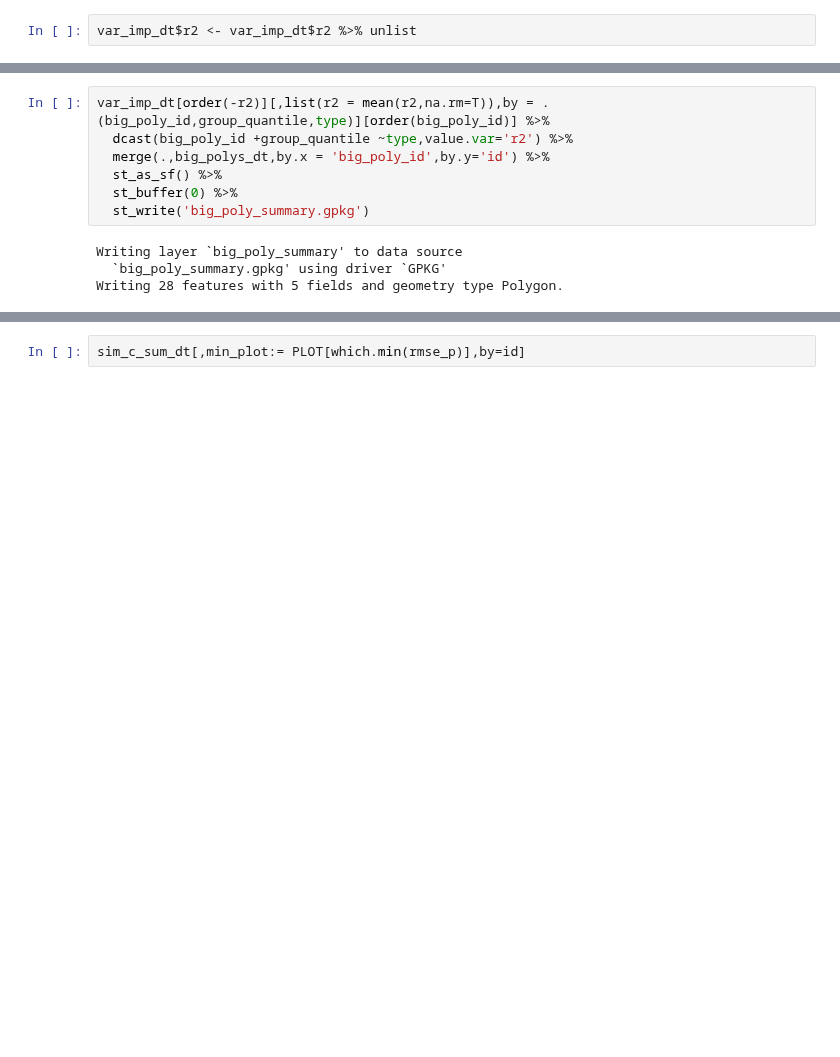
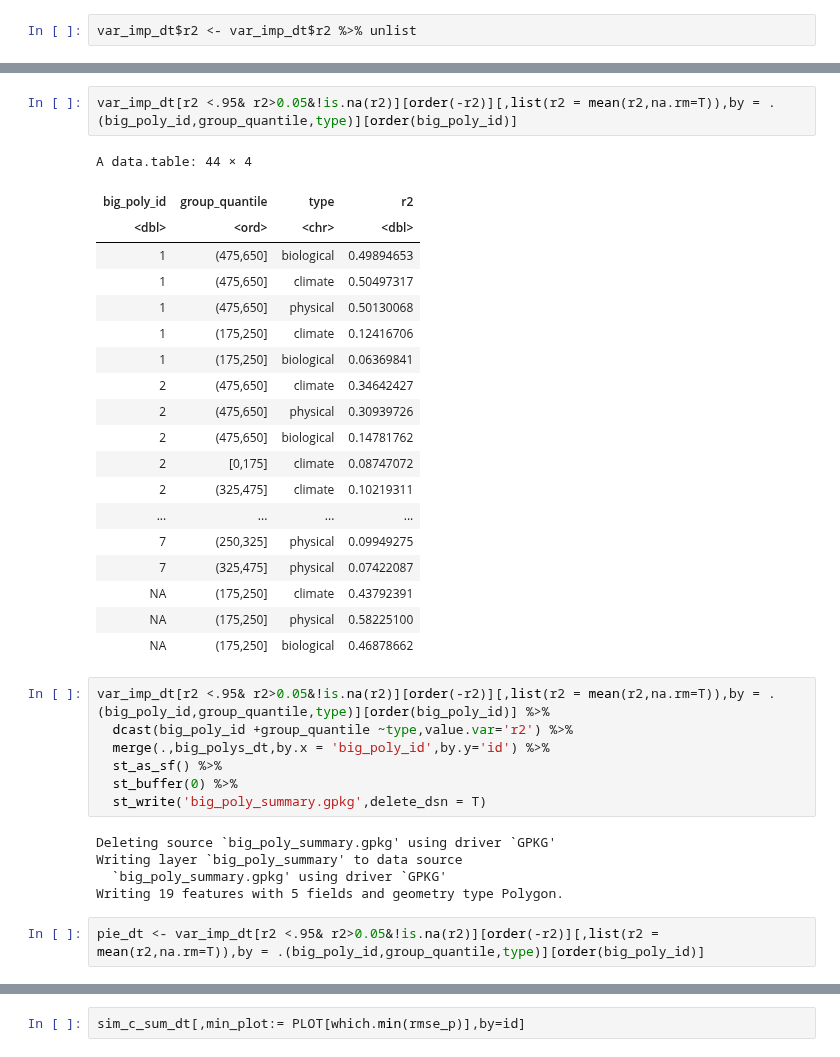
Before and after one commit to seismosmsr/hawaii_soils, a Jupyter notebook: Hawaii_Soils_Analysis.ipynb, the cells around one changed output, grey strips where cells are left out. Cells and saved outputs as stored; diff of their text form; blank space fills up the shorter version.

```diff
--- a/Hawaii_Soils_Analysis.ipynb
+++ b/Hawaii_Soils_Analysis.ipynb
@@ -490,11 +543,36 @@ A data.table: 7 × 2
+# %%
+var_imp_dt[r2 <.95& r2>0.05&!is.na(r2)][order(-r2)][,list(r2 = mean(r2,na.rm=T)),by = .(big_poly_id,group_quantile,type)][order(big_poly_id)]
+# %% [output]
+A data.table: 44 × 4
+| big_poly_id | group_quantile | type | r2 |
+| <dbl> | <ord> | <chr> | <dbl> |
+| 1 | (475,650] | biological | 0.49894653 |
+| 1 | (475,650] | climate | 0.50497317 |
+| 1 | (475,650] | physical | 0.50130068 |
+| 1 | (175,250] | climate | 0.12416706 |
+| 1 | (175,250] | biological | 0.06369841 |
+| 2 | (475,650] | climate | 0.34642427 |
+| 2 | (475,650] | physical | 0.30939726 |
+| 2 | (475,650] | biological | 0.14781762 |
+| 2 | [0,175] | climate | 0.08747072 |
+| 2 | (325,475] | climate | 0.10219311 |
+| ... | ... | ... | ... |
+| 7 | (250,325] | physical | 0.09949275 |
+| 7 | (325,475] | physical | 0.07422087 |
+| NA | (175,250] | climate | 0.43792391 |
+| NA | (175,250] | physical | 0.58225100 |
+| NA | (175,250] | biological | 0.46878662 |
 # %%
-var_imp_dt[order(-r2)][,list(r2 = mean(r2,na.rm=T)),by = .(big_poly_id,group_quantile,type)][order(big_poly_id)] %>%
+var_imp_dt[r2 <.95& r2>0.05&!is.na(r2)][order(-r2)][,list(r2 = mean(r2,na.rm=T)),by = .(big_poly_id,group_quantile,type)][order(big_poly_id)] %>%
   dcast(big_poly_id +group_quantile ~type,value.var='r2') %>%
   merge(.,big_polys_dt,by.x = 'big_poly_id',by.y='id') %>%
   st_as_sf() %>%
   st_buffer(0) %>%
-  st_write('big_poly_summary.gpkg')
+  st_write('big_poly_summary.gpkg',delete_dsn = T)
 # %% [output]
+Deleting source `big_poly_summary.gpkg' using driver `GPKG'
 Writing layer `big_poly_summary' to data source
   `big_poly_summary.gpkg' using driver `GPKG'
-Writing 28 features with 5 fields and geometry type Polygon.
+Writing 19 features with 5 fields and geometry type Polygon.
+# %%
+pie_dt <- var_imp_dt[r2 <.95& r2>0.05&!is.na(r2)][order(-r2)][,list(r2 = mean(r2,na.rm=T)),by = .(big_poly_id,group_quantile,type)][order(big_poly_id)]
```
Also changed, not shown: parts of 36 cells of this notebook.
